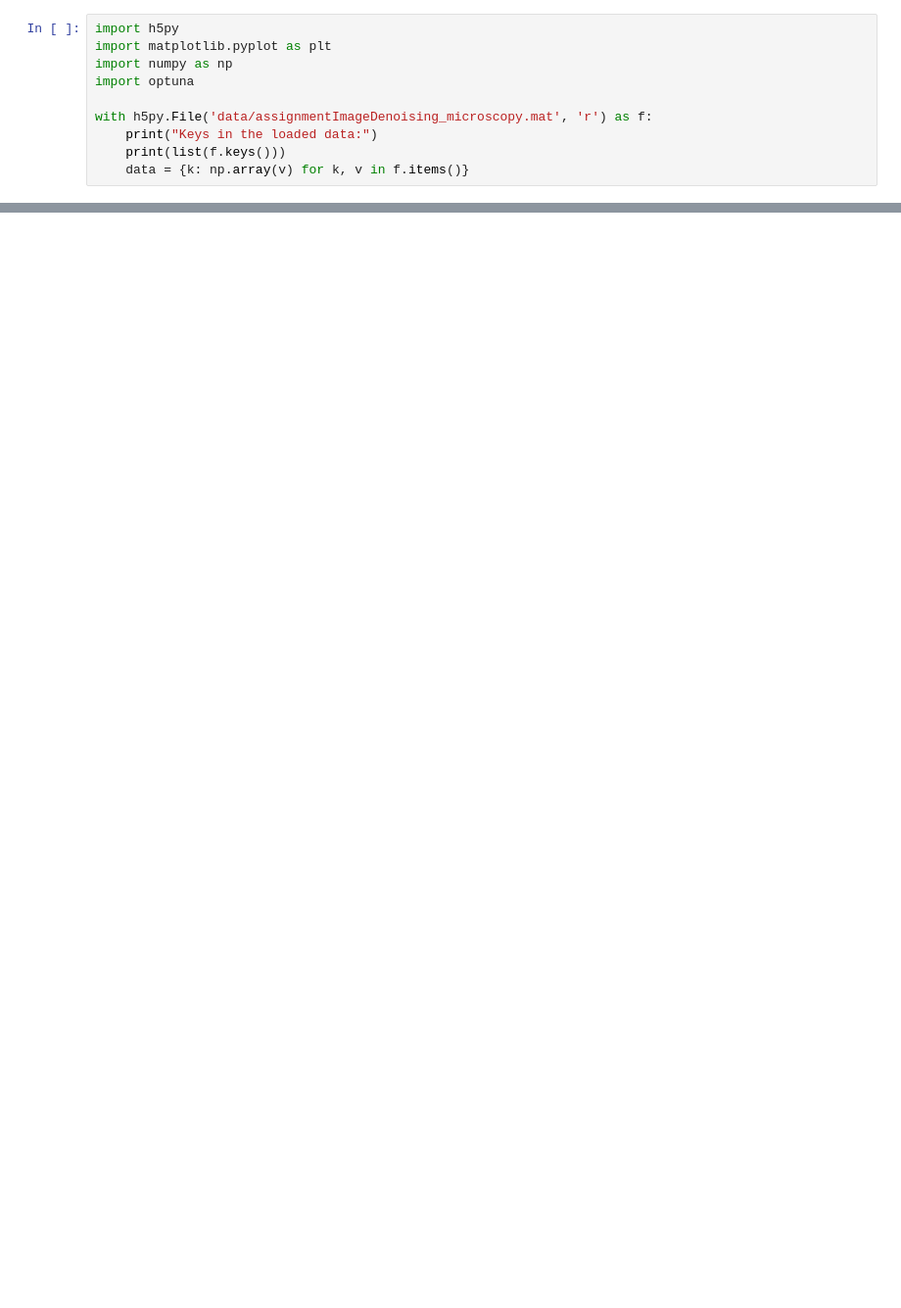
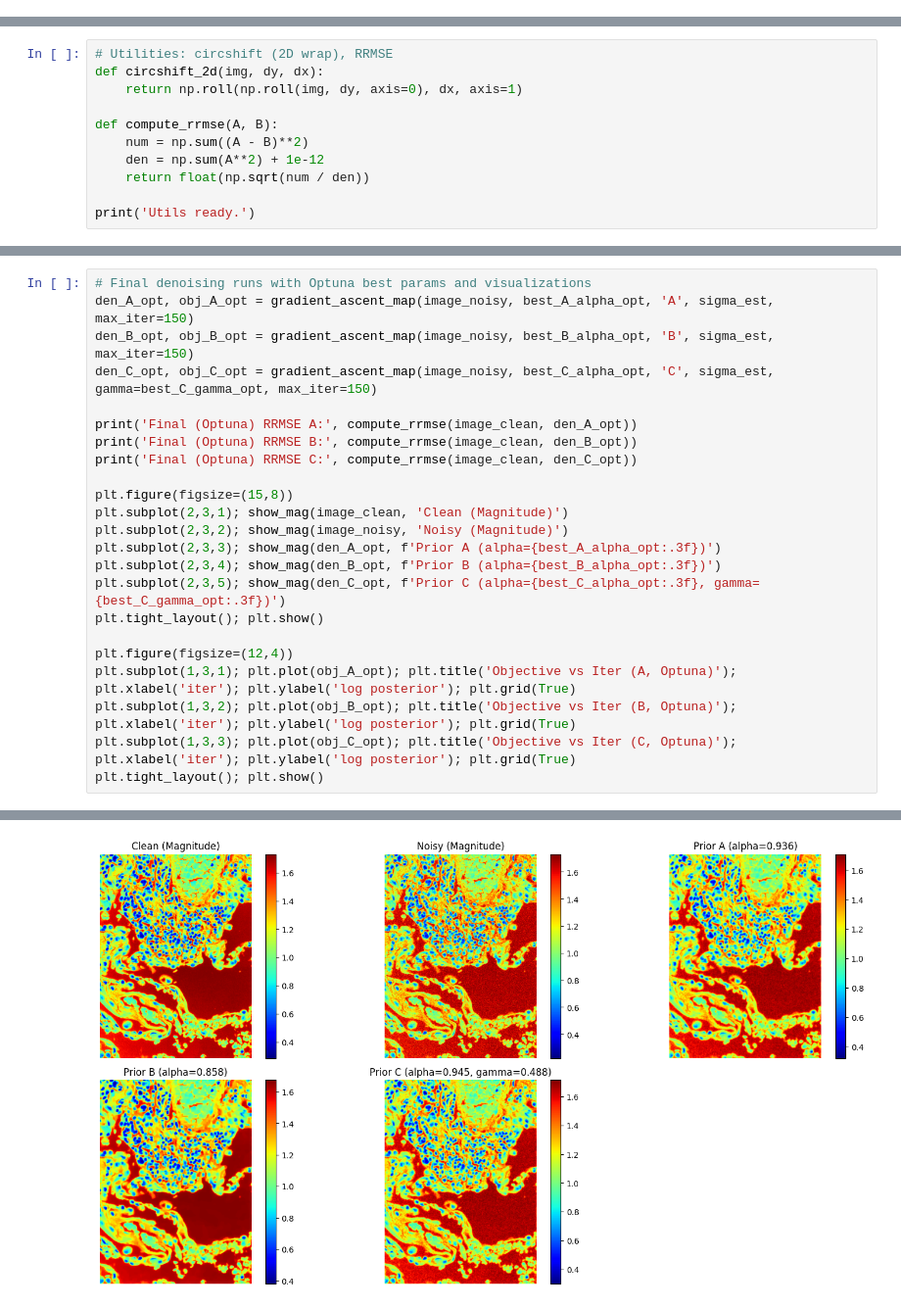
Before and after one commit to Rishith01/Medical-Image-Computing-Assignments, a Jupyter notebook: question3.ipynb, the cells around one changed output, grey strips where cells are left out. Shown at 98% size. Cells and saved outputs as stored; diff of their text form; blank space fills up the shorter version.

```diff
--- a/question3.ipynb
+++ b/question3.ipynb
@@ -1,10 +0,0 @@
-# %%
-import h5py
-import matplotlib.pyplot as plt
-import numpy as np
-import optuna
-
-with h5py.File('data/assignmentImageDenoising_microscopy.mat', 'r') as f:
-    print("Keys in the loaded data:")
-    print(list(f.keys()))
-    data = {k: np.array(v) for k, v in f.items()}
@@ -103,0 +78,11 @@ Signal-to-Noise Ratio (SNR): 3.86 dB
+# %%
+# Utilities: circshift (2D wrap), RRMSE
+def circshift_2d(img, dy, dx):
+    return np.roll(np.roll(img, dy, axis=0), dx, axis=1)
+
+def compute_rrmse(A, B):
+    num = np.sum((A - B)**2)
+    den = np.sum(A**2) + 1e-12
+    return float(np.sqrt(num / den))
+
+print('Utils ready.')
@@ -664,0 +315,24 @@ plt.show()
+# %%
+# Final denoising runs with Optuna best params and visualizations
+den_A_opt, obj_A_opt = gradient_ascent_map(image_noisy, best_A_alpha_opt, 'A', sigma_est, max_iter=150)
+den_B_opt, obj_B_opt = gradient_ascent_map(image_noisy, best_B_alpha_opt, 'B', sigma_est, max_iter=150)
+den_C_opt, obj_C_opt = gradient_ascent_map(image_noisy, best_C_alpha_opt, 'C', sigma_est, gamma=best_C_gamma_opt, max_iter=150)
+
+print('Final (Optuna) RRMSE A:', compute_rrmse(image_clean, den_A_opt))
+print('Final (Optuna) RRMSE B:', compute_rrmse(image_clean, den_B_opt))
+print('Final (Optuna) RRMSE C:', compute_rrmse(image_clean, den_C_opt))
+
+plt.figure(figsize=(15,8))
+plt.subplot(2,3,1); show_mag(image_clean, 'Clean (Magnitude)')
+plt.subplot(2,3,2); show_mag(image_noisy, 'Noisy (Magnitude)')
+plt.subplot(2,3,3); show_mag(den_A_opt, f'Prior A (alpha={best_A_alpha_opt:.3f})')
+plt.subplot(2,3,4); show_mag(den_B_opt, f'Prior B (alpha={best_B_alpha_opt:.3f})')
+plt.subplot(2,3,5); show_mag(den_C_opt, f'Prior C (alpha={best_C_alpha_opt:.3f}, gamma={best_C_gamma_opt:.3f})')
+plt.tight_layout(); plt.show()
+
+plt.figure(figsize=(12,4))
+plt.subplot(1,3,1); plt.plot(obj_A_opt); plt.title('Objective vs Iter (A, Optuna)'); plt.xlabel('iter'); plt.ylabel('log posterior'); plt.grid(True)
+plt.subplot(1,3,2); plt.plot(obj_B_opt); plt.title('Objective vs Iter (B, Optuna)'); plt.xlabel('iter'); plt.ylabel('log posterior'); plt.grid(True)
+plt.subplot(1,3,3); plt.plot(obj_C_opt); plt.title('Objective vs Iter (C, Optuna)'); plt.xlabel('iter'); plt.ylabel('log posterior'); plt.grid(True)
+plt.tight_layout(); plt.show()
+# %% [output]
@@ -664,0 +356 @@ plt.show()
+[figure, added]
```
Also changed, not shown: parts of 24 cells of this notebook, 13 other files.
